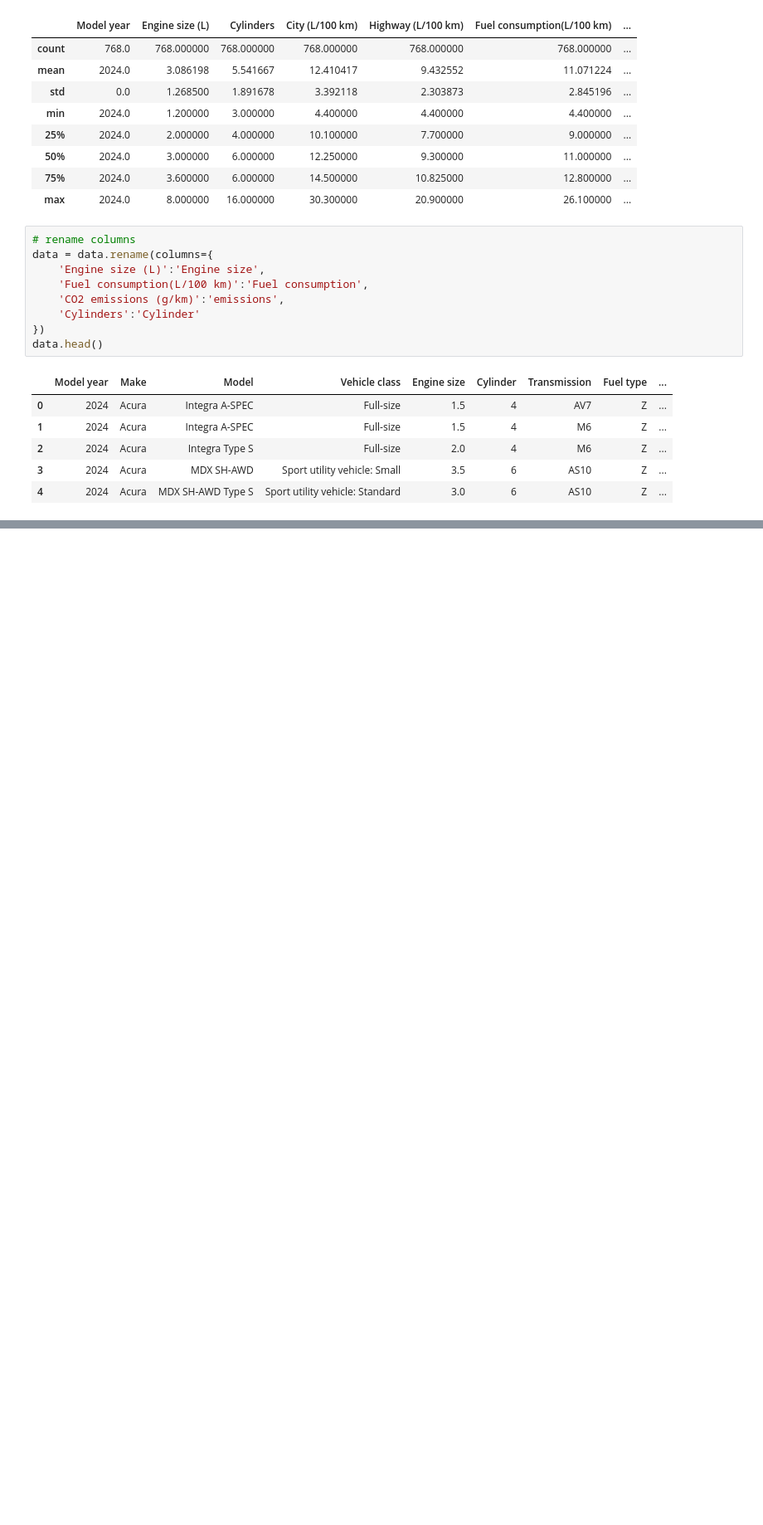
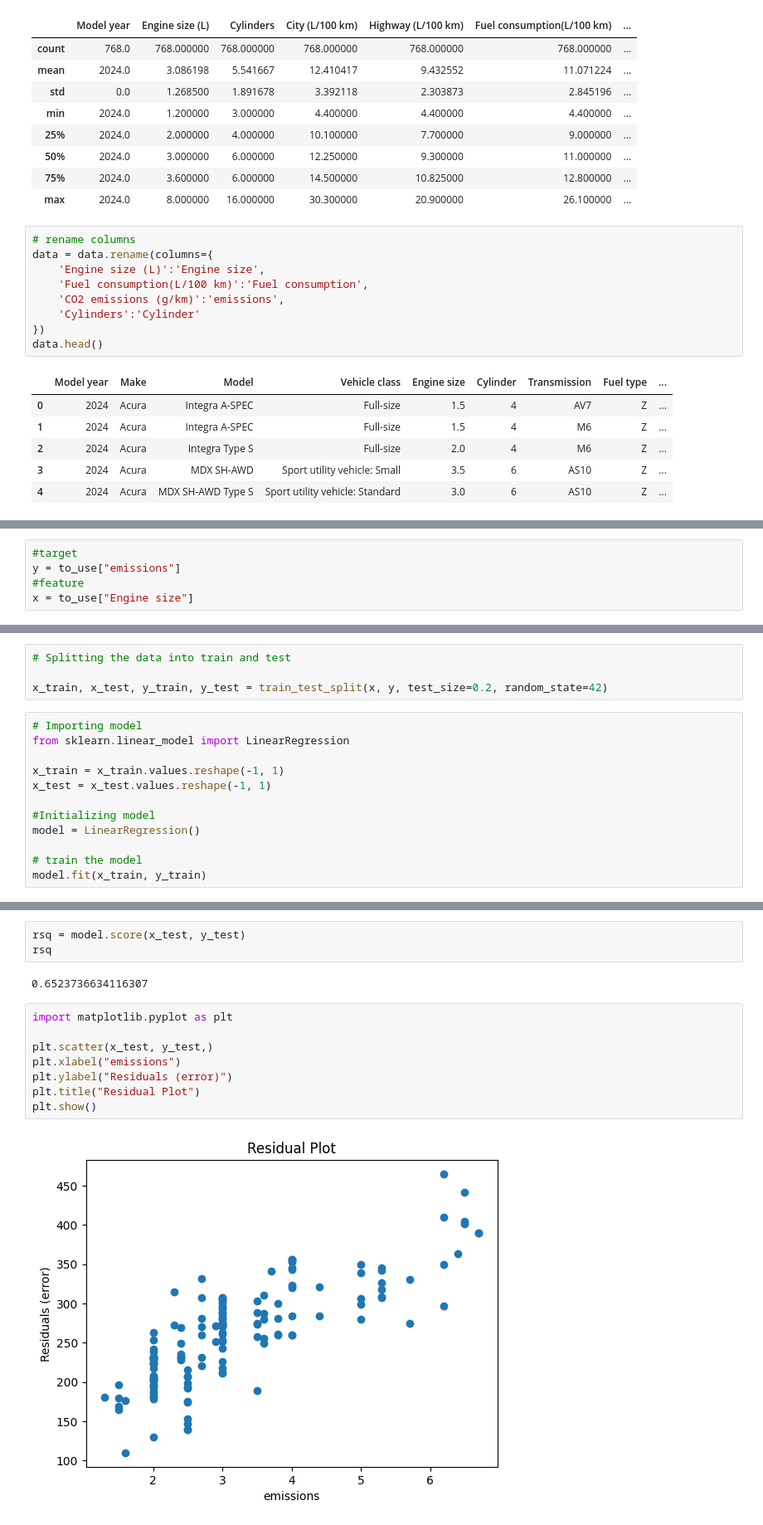
Before and after one commit to Asi9128/Emissions-and-Engine-Size-analysis, a Jupyter notebook: classification.ipynb, the cells around one changed output, grey strips where cells are left out. Shown: that part at 83% size. Cells and saved outputs as stored; diff of their text form; blank space fills up the shorter version.

```diff
--- a/classification.ipynb
+++ b/classification.ipynb
@@ -60,0 +73,5 @@ to_use
+# %%
+#target
+y = to_use["emissions"]
+#feature
+x = to_use["Engine size"]
@@ -60,0 +80,16 @@ to_use
+# %%
+# Splitting the data into train and test
+
+x_train, x_test, y_train, y_test = train_test_split(x, y, test_size=0.2, random_state=42)
+# %%
+# Importing model
+from sklearn.linear_model import LinearRegression
+
+x_train = x_train.values.reshape(-1, 1)
+x_test = x_test.values.reshape(-1, 1)
+
+#Initializing model
+model = LinearRegression()
+
+# train the model
+model.fit(x_train, y_train)
@@ -60,0 +132,15 @@ to_use
+# %%
+rsq = model.score(x_test, y_test)
+rsq
+# %% [output]
+0.6523736634116307
+# %%
+import matplotlib.pyplot as plt
+
+plt.scatter(x_test, y_test,)
+plt.xlabel("emissions")
+plt.ylabel("Residuals (error)")
+plt.title("Residual Plot")
+plt.show()
+# %% [output]
+[figure, added]
```
Also changed, not shown: parts of 9 cells of this notebook.
